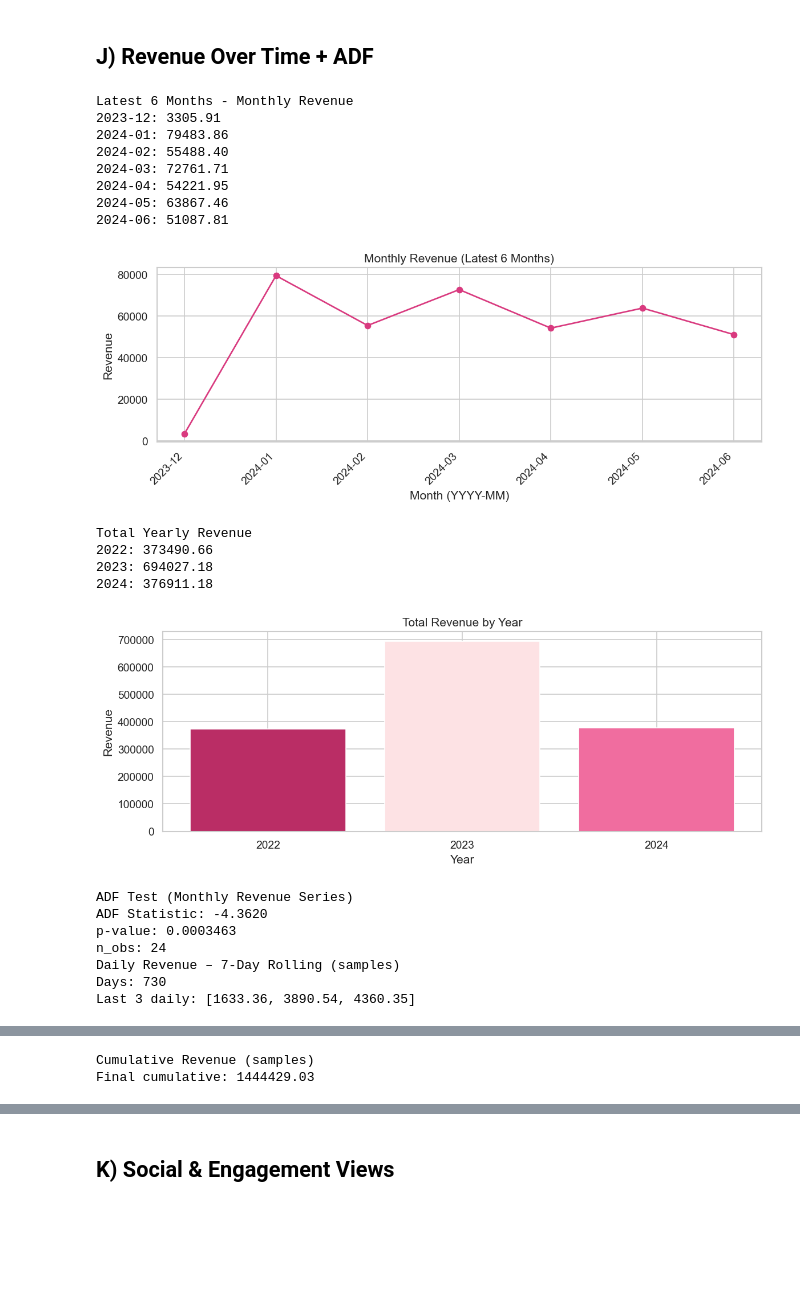
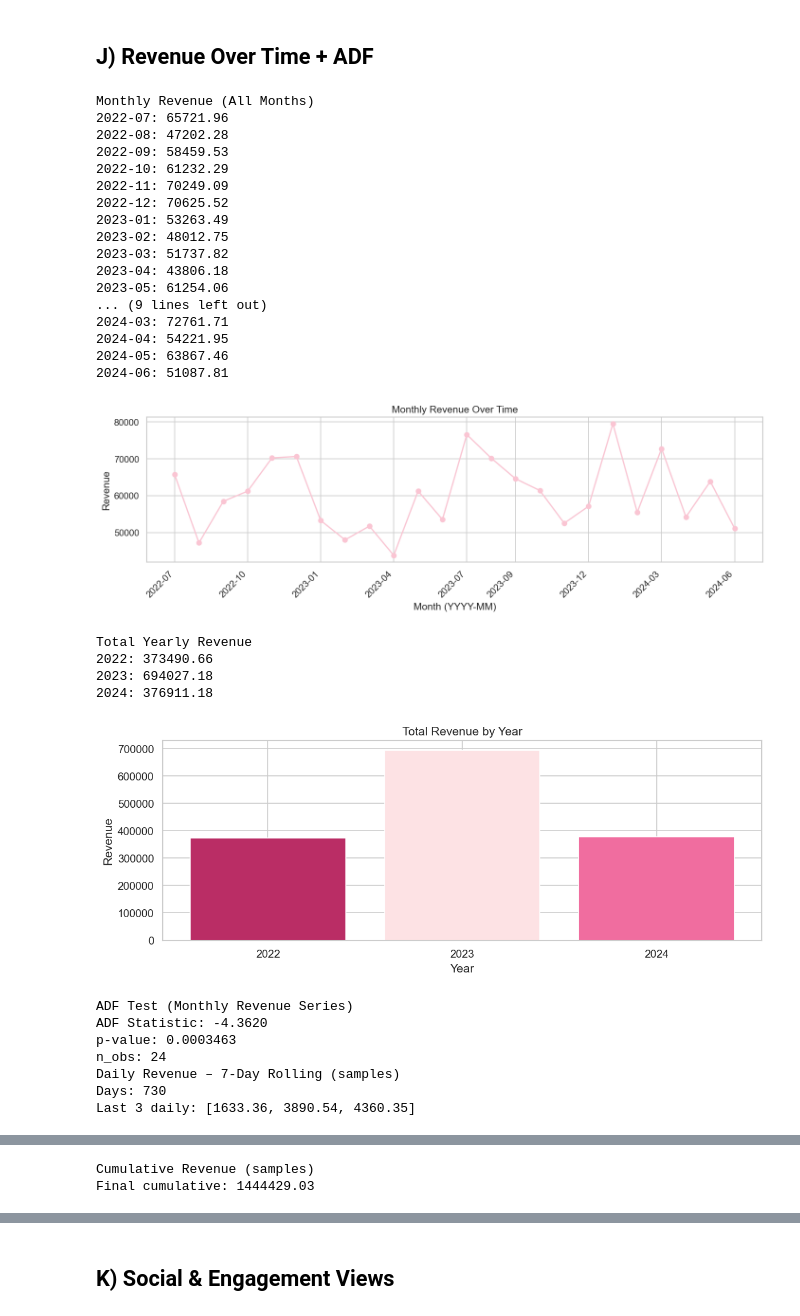
Before and after one commit to ar-aienriquezdev/MO-IT162-S3103-Group-2, a Jupyter notebook: Milestone 2: Data Visualization on Machine Learning Solution Project/FinMarks_Data Visualization.ipynb, the cells around one changed output, grey strips where cells are left out. Drawn from its saved outputs; the diff is of its cells as text; code cells hidden in the pictures; blank space fills up the shorter version.

```diff
--- a/Milestone 2: Data Visualization on Machine Learning Solution Project/FinMarks_Data Visualization.ipynb
+++ b/Milestone 2: Data Visualization on Machine Learning Solution Project/FinMarks_Data Visualization.ipynb
@@ -366,6 +305,13 @@ Health & Beauty: Female=120766.88, Male=115565.37
 [figure]
 # %%
 # Platforms by Gender - WITH GENDER COLORS
+# Detect platform column if not already set
+plat_col = None
+for c in ['platform', 'platform_name', 'platforms']:
+    if c in df.columns:
+        plat_col = c
+        break
+
 if plat_col and 'gender' in df.columns:
     df_filtered = df.copy()
     df_filtered = df_filtered[df_filtered[plat_col].notna() & (df_filtered[plat_col].astype(str).str.lower() != 'unknown')]
@@ -396,6 +342,14 @@ Twitter: Female=523, Male=421
 [figure]
 # %%
 # High Spender Rate by Gender - WITH GENDER COLORS
+# Ensure flag_col is available (handle cases where the cell that sets it wasn't run)
+if 'flag_col' not in globals() or flag_col is None:
+    flag_col = None
+    for c in ['ishighspender', 'high_spender', 'is_high_spender']:
+        if c in df.columns:
+            flag_col = c
+            break
+
 if flag_col and 'gender' in df.columns:
     sub = df[['gender', flag_col]].copy()
     sub[flag_col] = pd.to_numeric(sub[flag_col], errors='coerce').fillna(0)
@@ -413,6 +367,8 @@ if flag_col and 'gender' in df.columns:
     plt.tight_layout()
     plt.savefig('eda_outputs/high_spender_rate_by_gender.png', dpi=300, bbox_inches='tight')  # AUTO-SAVE
     plt.show()
+else:
+    print_note('High Spender Rate by Gender', f'Skipped - flag_col not found or gender column missing. flag_col={flag_col}')
 # %% [output]
 High Spender Rate by Gender
 Male: 42.55%
@@ -771,23 +802,27 @@ amt_col = amt_col or ('total_spent' if 'total_spent' in df.columns else None)
 if date_col and amt_col:
     tmp = df.dropna(subset=[date_col, amt_col]).set_index(date_col)[amt_col]
 
-    # Latest 6 months - Monthly Revenue
-    latest_date = tmp.index.max()
-    six_months_ago = latest_date - pd.DateOffset(months=6)
-    tmp_6m = tmp[tmp.index >= six_months_ago]
-    m_6m = tmp_6m.resample('MS').sum()
-    idx_6m = m_6m.index.strftime('%Y-%m')
+    # Monthly Revenue Over Time - limited x-axis labels (max 9)
+    m = tmp.resample('MS').sum()
+    if m.dropna().any():
+        idx_m = m.index.strftime('%Y-%m')
+        n = len(m)
+        n_labels = min(9, n)
+        # choose evenly spaced tick positions, ensure unique ints
+        tick_positions = np.unique(np.round(np.linspace(0, max(n-1, 0), n_labels)).astype(int))
+        tick_labels = [m.index[i].strftime('%Y-%m') for i in tick_positions]
 
-    print_note('Latest 6 Months - Monthly Revenue', [f"{i}: {v:.2f}" for i, v in zip(idx_6m, m_6m.values)])
-    plt.figure(figsize=(10, 4))
-    plt.plot(range(len(idx_6m)), m_6m.values, marker='o', linewidth=1.6, color=pink_grad[6])
-    plt.xticks(range(len(idx_6m)), idx_6m, rotation=45, ha='right')
-    plt.title('Monthly Revenue (Latest 6 Months)')
-    plt.xlabel('Month (YYYY-MM)')
-    plt.ylabel('Revenue')
-    plt.tight_layout()
-    plt.savefig('eda_outputs/monthly_revenue_latest_6_months.png', dpi=300, bbox_inches='tight')  # AUTO-SAVE
-    plt.show()
+        print_note('Monthly Revenue (All Months)', [f"{i}: {v:.2f}" for i, v in zip(idx_m, m.values)])
+
+        plt.figure(figsize=(12, 4))
+        plt.plot(range(n), m.values, marker='o', linewidth=1.6, color=pink_grad[6])
+        plt.xticks(tick_positions, tick_labels, rotation=45, ha='right')
+        plt.title('Monthly Revenue Over Time')
+        plt.xlabel('Month (YYYY-MM)')
+        plt.ylabel('Revenue')
+        plt.tight_layout()
+        plt.savefig('eda_outputs/monthly_revenue_over_time.png', dpi=300, bbox_inches='tight')  # AUTO-SAVE
+        plt.show()
 
     # Total Revenue by Year - GRADIENT BY VALUE
     y = tmp.resample('YS').sum()
@@ -836,38 +871,47 @@ if date_col and amt_col:
         ax.set_xticklabels(tick_labels, rotation=45, ha='right')
 
         plt.title('Daily Revenue with 7-Day Rolling Average')
         plt.xlabel('Date')
         plt.ylabel('Revenue')
         plt.legend()
         plt.tight_layout()
         plt.savefig('eda_outputs/daily_revenue_with_rolling_average.png', dpi=300, bbox_inches='tight')  # AUTO-SAVE
         plt.show()
 
         # Cumulative Revenue - FIXED X-AXIS
         csum = d.cumsum()
         print_note('Cumulative Revenue (samples)', [f'Final cumulative: {csum.iloc[-1]:.2f}'])
 
         fig, ax = plt.subplots(figsize=(10, 4))
         ax.plot(x_values, csum.values, color=pink_grad[5])
         ax.set_xticks(tick_positions)
         ax.set_xticklabels(tick_labels, rotation=45, ha='right')
 
         plt.title('Cumulative Revenue Over Time')
         plt.xlabel('Date')
         plt.ylabel('Cumulative Revenue')
         plt.tight_layout()
         plt.savefig('eda_outputs/cumulative_revenue_over_time.png', dpi=300, bbox_inches='tight')  # AUTO-SAVE
         plt.show()
 # %% [output]
-Latest 6 Months - Monthly Revenue
-2023-12: 3305.91
-2024-01: 79483.86
-2024-02: 55488.40
+Monthly Revenue (All Months)
+2022-07: 65721.96
+2022-08: 47202.28
+2022-09: 58459.53
+2022-10: 61232.29
+2022-11: 70249.09
+2022-12: 70625.52
+2023-01: 53263.49
+2023-02: 48012.75
+2023-03: 51737.82
+2023-04: 43806.18
+2023-05: 61254.06
+... (9 lines left out)
 2024-03: 72761.71
 2024-04: 54221.95
 2024-05: 63867.46
 2024-06: 51087.81
-[figure, old version]
+[figure, new version]
 Total Yearly Revenue
 2022: 373490.66
 2023: 694027.18
```
Also changed, not shown: parts of 12 cells of this notebook.
